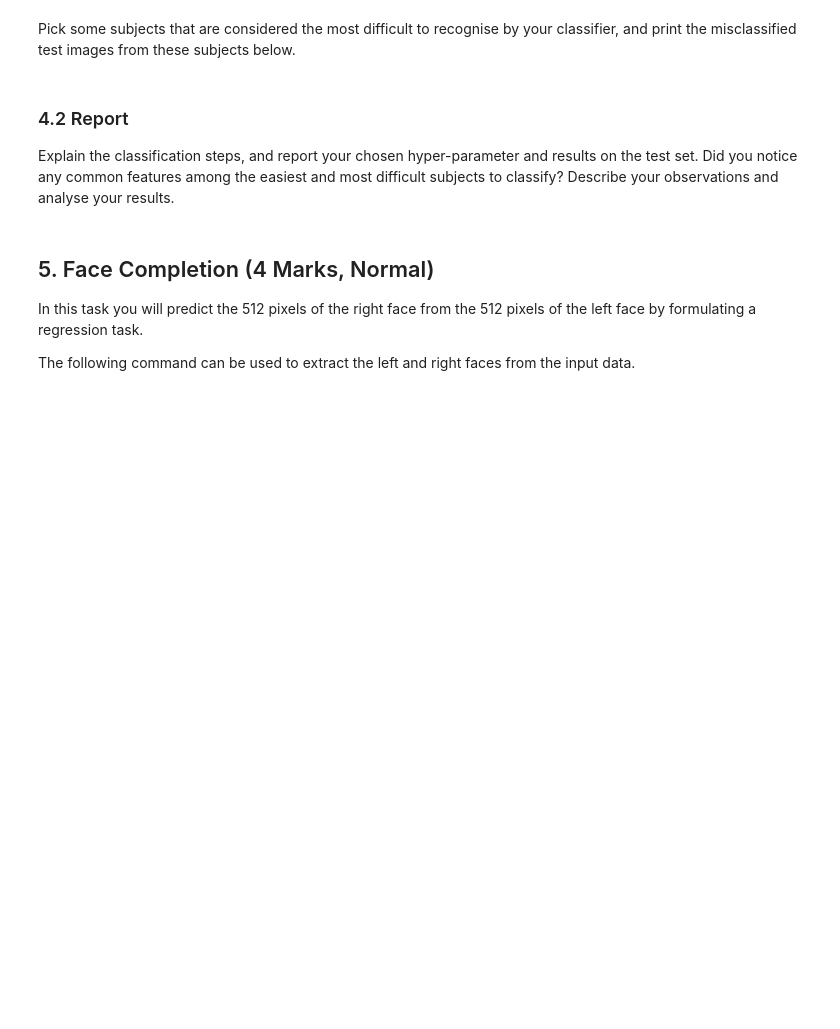
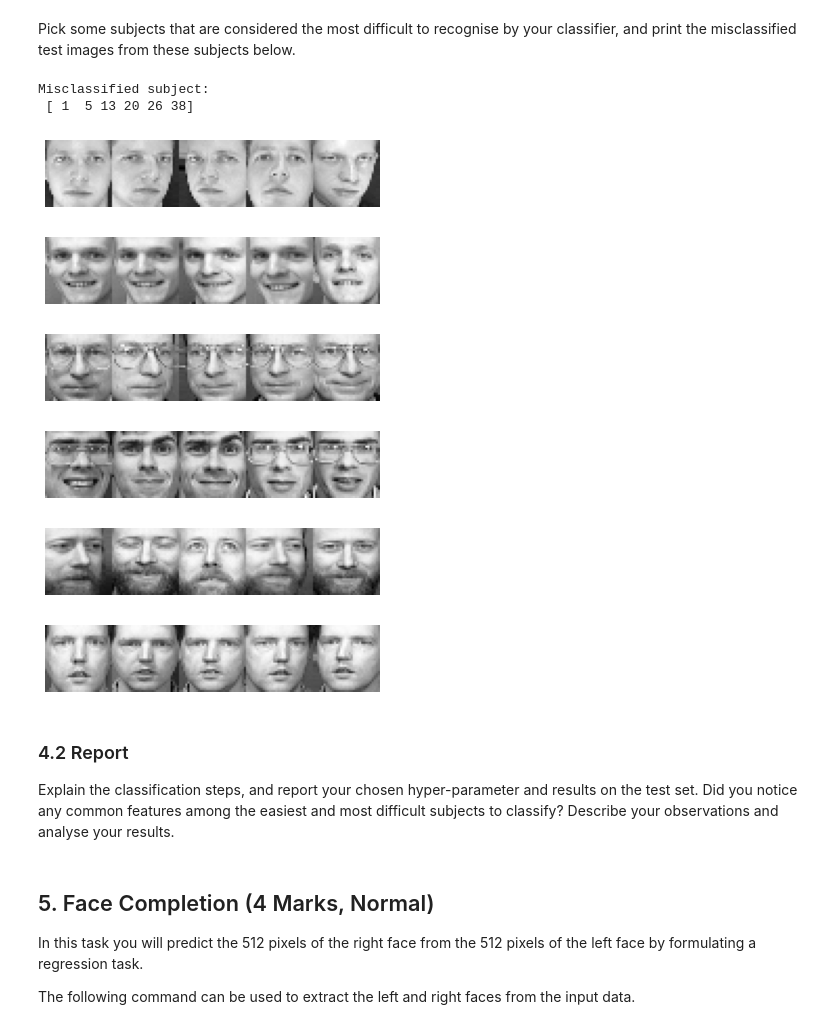
Before and after one commit to ZyWang7/Face-Recognition, a Jupyter notebook: 24112-Lab2-S-Practice2.ipynb, the cells around one changed output. Drawn from its saved outputs; the diff is of its cells as text; code cells hidden in the pictures; blank space fills up the shorter version.

```diff
--- a/24112-Lab2-S-Practice2.ipynb
+++ b/24112-Lab2-S-Practice2.ipynb
@@ -279,3 +309,20 @@ Predicted result:
+# %%
+# Your code goes here
+# print all the misclassified subjects
+incorrect = np.unique(incorrect)    # remove duplicate
+print("\nMisclassified subject:\n", incorrect + 1)   # index range [1,40]
+
+for ind in incorrect:
+    show_faces(test_data[(ind*5): (ind+1)*5, :], num_per_row=5)
+# %% [output]
+Misclassified subject:
+ [ 1  5 13 20 26 38]
+[figure, added]
+[figure, added]
+[figure, added]
+[figure, added]
+[figure, added]
+[figure, added]
 # %% [markdown]
 ### 4.2 Report
 
```
Also changed, not shown: parts of 14 cells of this notebook.
